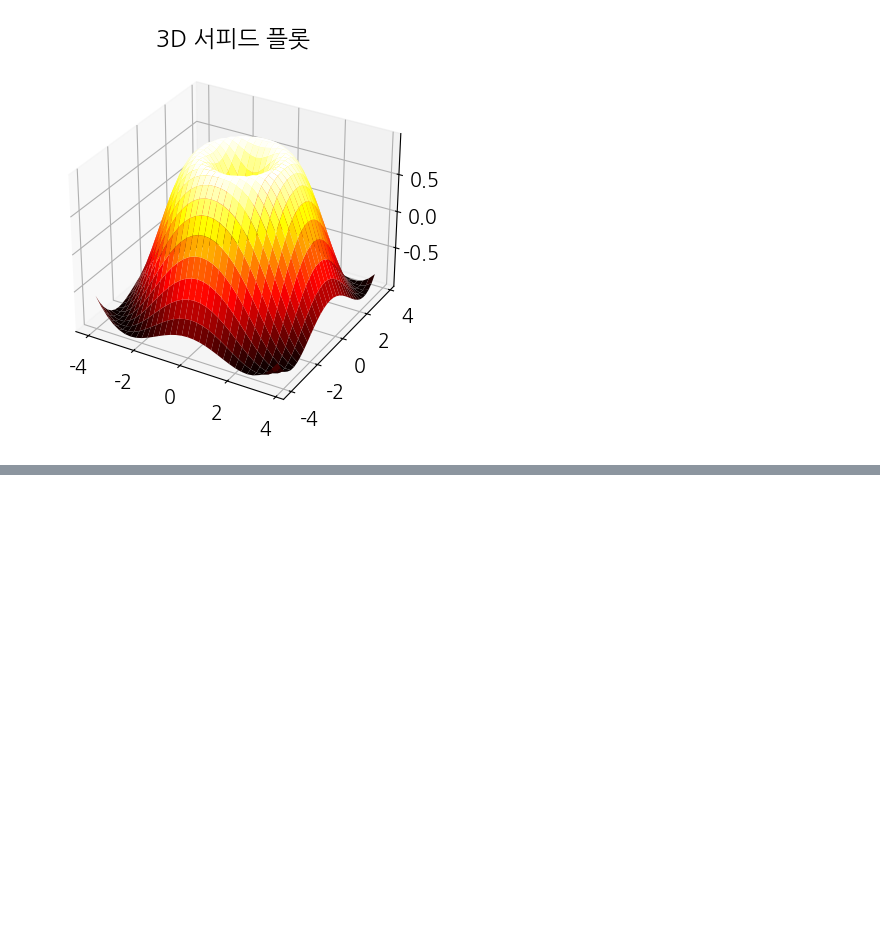
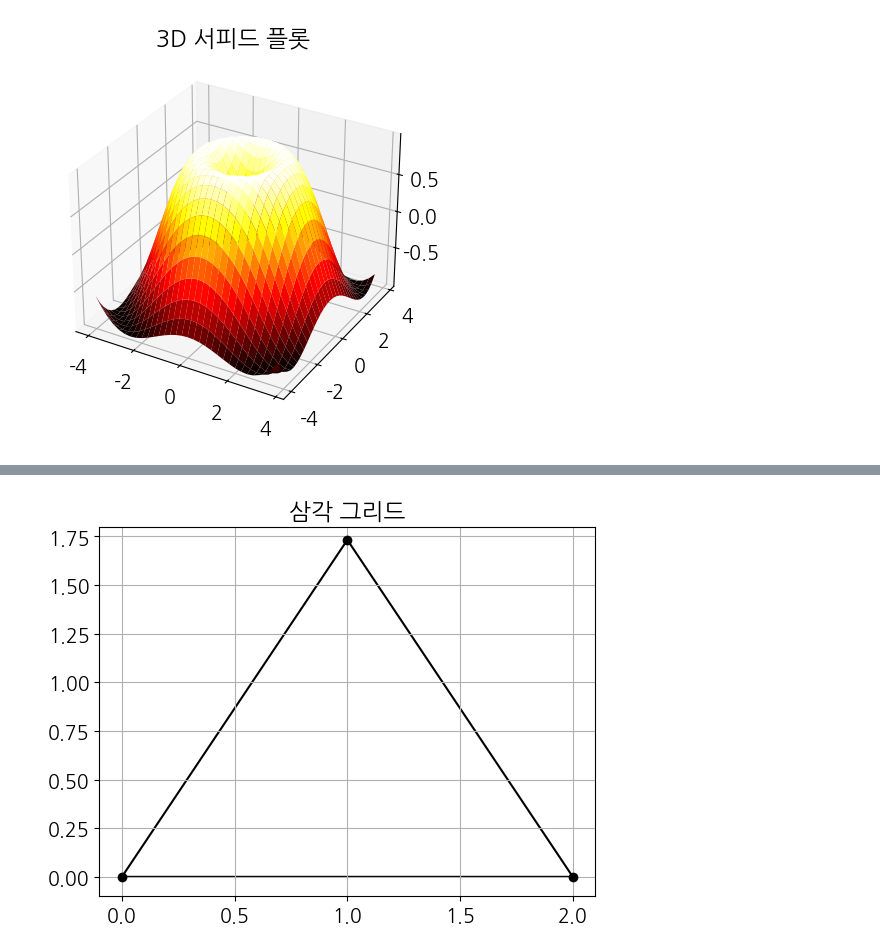
Before and after one commit to jojaehyeok99/python_20240215, a Jupyter notebook: matplotlib_visualize_data/matplotlib_variety_plos.ipynb, the cells around one changed output, grey strips where cells are left out. Cells and saved outputs as stored; diff of their text form; code cells hidden in the pictures; blank space fills up the shorter version.

```diff
--- a/matplotlib_visualize_data/matplotlib_variety_plos.ipynb
+++ b/matplotlib_visualize_data/matplotlib_variety_plos.ipynb
@@ -254,0 +277,19 @@ plt.show()
+# %%
+x = np.array([0, 1, 2])
+# NumPy 배열을 사용하여 x 좌표를 정의 -> 삼각형의 각 꼭지점의 x 좌표
+y = np.array([0, np.sqrt(3), 0])
+# NumPy 배열을 사용하여 y 좌표를 정의 -> 삼각형의 각 꼭지점의 y 좌표
+# np.sqrt(3)는 루트 3을 계산하여 두 번째 꼭지점의 y 좌표를 정의
+triangles = [[0, 1, 2]]
+# 삼각형을 정의하는 데 사용
+# 단일 삼각형을 정의하고 있으며, 각 꼭지점의 인덱스가 포함된 리스트를 포함
+triangle = mtri.Triangulation(x, y, triangles)
+
+plt.title('삼각 그리드')
+plt.triplot(triangle, 'ko-')
+plt.xlim(-0.1, 2.1)
+plt.ylim(-0.1, 1.8)
+plt.grid(True)
+plt.show()
+# %% [output]
+[figure, added]
```
Also changed, not shown: parts of 9 cells of this notebook, 1 other file.
